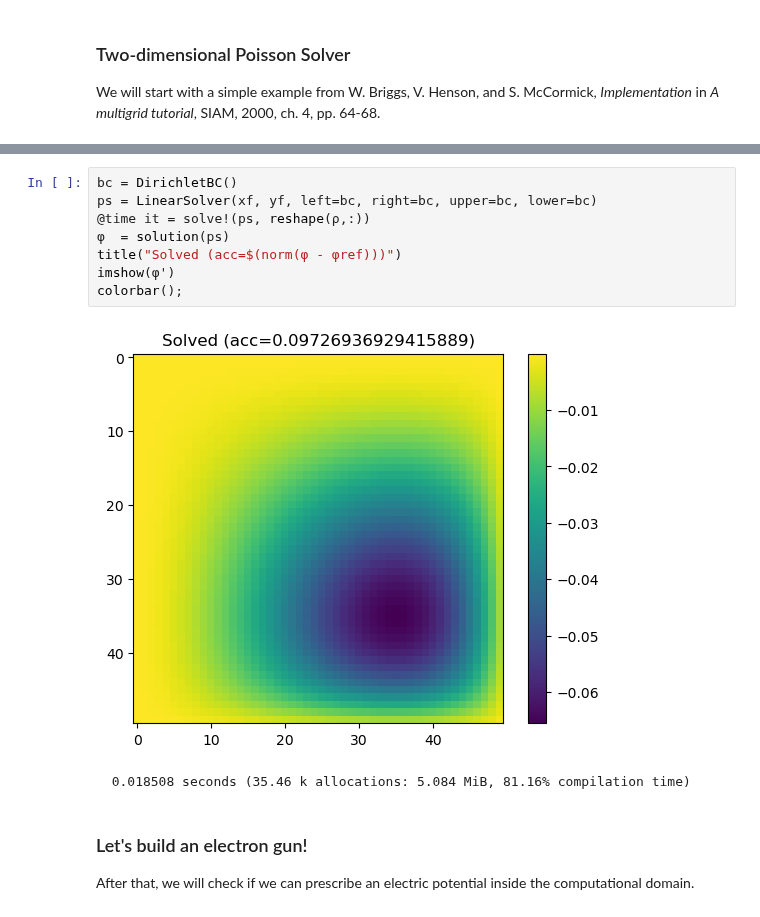
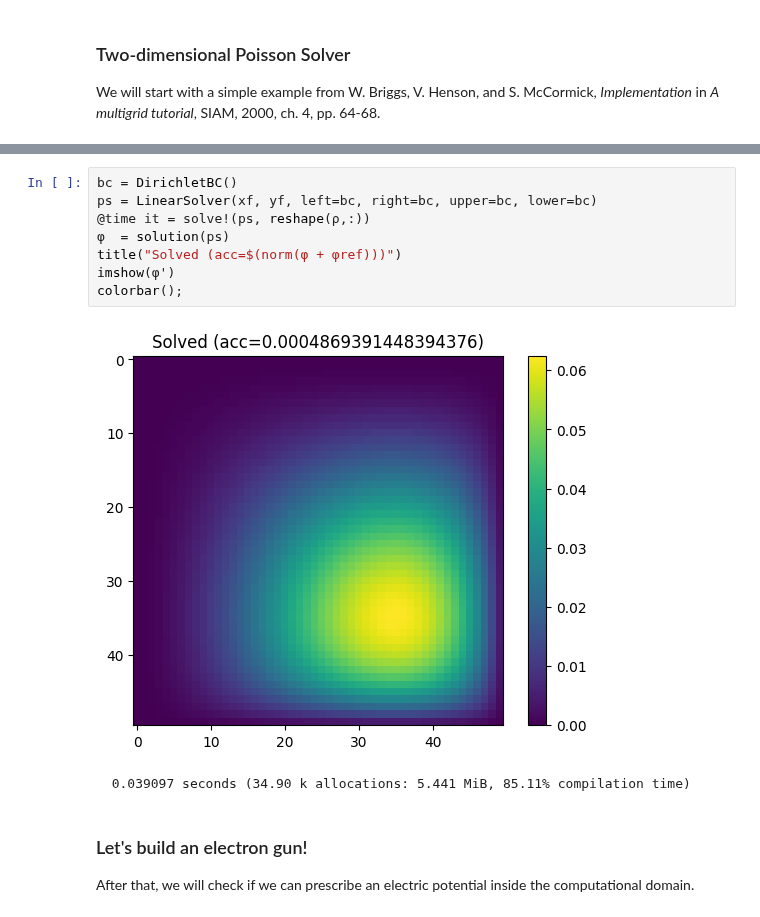
Before and after one commit to bchaber/pole, a Jupyter notebook: PoissonEquation.ipynb, the cells around one changed output, grey strips where cells are left out. Saved outputs shown, nothing was run; the diff lists cells and outputs as text.

```diff
--- a/PoissonEquation.ipynb
+++ b/PoissonEquation.ipynb
@@ -228,14 +211,14 @@ PyObject <matplotlib.colorbar.Colorbar object at 0x...>
 # %%
 bc = DirichletBC()
 ps = LinearSolver(xf, yf, left=bc, right=bc, upper=bc, lower=bc)
 @time it = solve!(ps, reshape(ρ,:))
 φ  = solution(ps)
-title("Solved (acc=$(norm(φ - φref)))")
+title("Solved (acc=$(norm(φ + φref)))")
 imshow(φ')
 colorbar();
 # %% [output]
-[figure, old version]
+[figure, new version]
-  0.018508 seconds (35.46 k allocations: 5.084 MiB, 81.16% compilation time)
+  0.039097 seconds (34.90 k allocations: 5.441 MiB, 85.11% compilation time)
 # %% [markdown]
 ### Let's build an electron gun!
 After that, we will check if we can prescribe an electric potential inside the computational domain.
```
Also changed, not shown: parts of 16 cells of this notebook, 3 other files.
